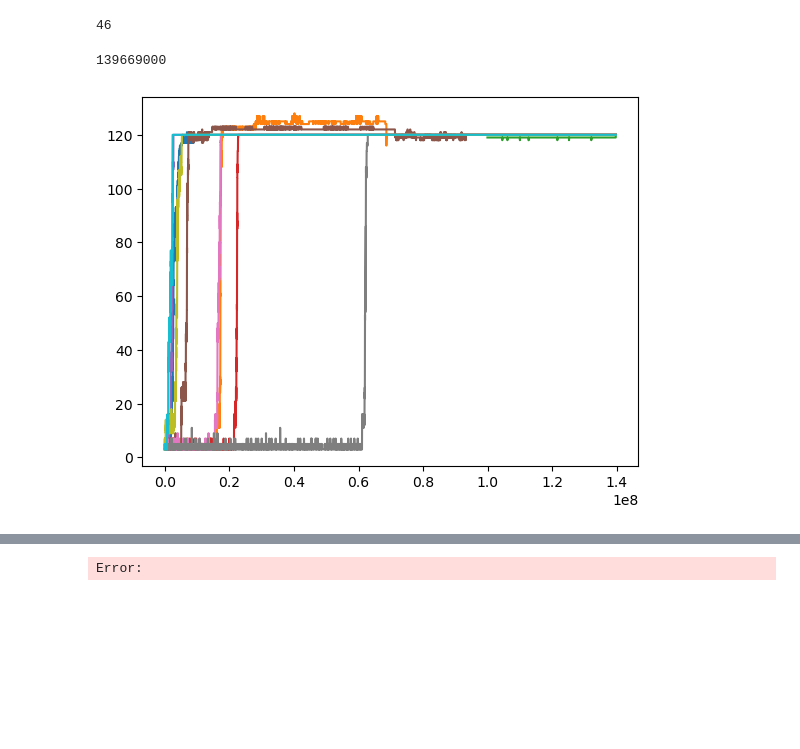
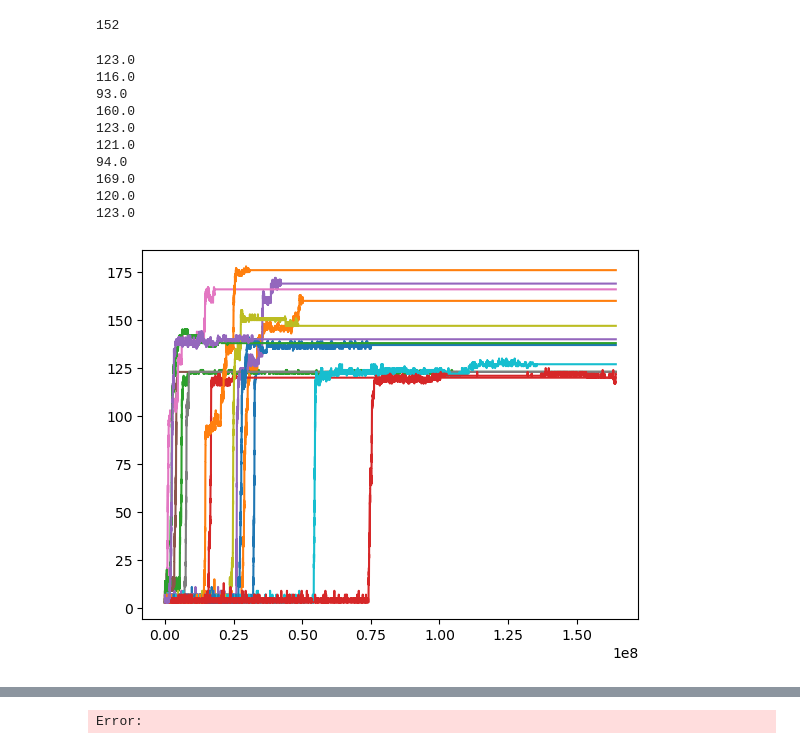
Before and after one commit to pradhansmriti/notebooks_kmc_paper, a Jupyter notebook: time_avg_highwdrug.ipynb, the cells around one changed output, grey strips where cells are left out. Cells and saved outputs as stored; diff of their text form; code cells hidden in the pictures; blank space fills up the shorter version.

```diff
--- a/time_avg_highwdrug.ipynb
+++ b/time_avg_highwdrug.ipynb
@@ -18,5 +18,24 @@ from matplotlib import colormaps
 import warnings
 warnings.filterwarnings('ignore')
 # %%
-highsalt_drug_files=glob.glob('/home/smriti/BigStorage/figs_movies_KMC/send_worknew/SE-DMU--3.5_Rmudrug--10.1_kd-0.0001/*dat')
+highsalt_drug_files=glob.glob('/Users/smritipradhan/Desktop/send_worknew/SE-DMU--3.5_Rmudrug--10.1_kd-0.0001/*dat')
+print(len(highsalt_drug_files))
+# %% [output]
+152
+# %%
+for file in highsalt_drug_files[0:10]:
+    df=pd.read_csv(file, usecols=['sweep','NE'])
+    ne_array=df['NE'].to_numpy()[-5:-1]
+    print(np.mean(ne_array))
+# %% [output]
+123.0
+116.0
+93.0
+160.0
+123.0
+121.0
+94.0
+169.0
+120.0
+123.0
 # %%
@@ -40,31 +63,42 @@ for i, file in enumerate(highsalt_drug_files[0:200]):
     except Exception as e:
         print(f"Error processing file {file}: {e}")
         continue
-# %%
-print(len(all_files_data))
-# %% [output]
-46
 # %%
-all_files_data_new=[]
+all_files_data_new_nt4=[]
 max_sweep=np.max(max_length)
-print(max_sweep)
-for df in all_files_data:
+
+for df in all_files_data_nt4:
     if(df['sweep'].iloc[-1]<max_sweep):
         df_extended=pd.DataFrame(columns=['sweep','NE'])
-        firstmax_sweep=chunk[chunk['NE']==120]['sweep'].iloc[0]
-        df_extended['sweep']=np.arange(round(firstmax_sweep,-2)+100,round(int(max_sweep),-2),100)
-        df_extended['NE']=120
+        last_sweep=df['sweep'].iloc[-1]
+        df_extended['sweep']=np.arange(round(last_sweep,-2)+100,round(int(max_sweep),-2),100)
+        df_extended['NE']=df['NE'].iloc[-1]
         df_new=pd.concat((df,df_extended),ignore_index=True)
-        all_files_data_new.append(df_new)
+        all_files_data_new_nt4.append(df_new)
         del df_extended
         del df_new
     else:
-        all_files_data_new.append(df)
+        all_files_data_new_nt4.append(df)
     del df
-# %% [output]
-139669000
+# %%
+all_files_data_new_t4=[]
+
+
+for df in all_files_data_t4:
+    if(df['sweep'].iloc[-1]<max_sweep):
+        df_extended=pd.DataFrame(columns=['sweep','NE'])
+        last_sweep=df['sweep'].iloc[-1]
+        df_extended['sweep']=np.arange(round(last_sweep,-2)+100,round(int(max_sweep),-2),100)
+        df_extended['NE']=120
+        df_new=pd.concat((df,df_extended),ignore_index=True)
+        all_files_data_new_t4.append(df_new)
+        del df_extended
+        del df_new
+    else:
+        all_files_data_new_t4.append(df)
+    del df
 # %%
-for df in all_files_data_new[0:10]:
+for df in all_files_data_new_nt4:
     plt.plot(df['sweep'], df['NE'], label='NE vs Sweep')
 # %% [output]
-[figure, old version]
+[figure, new version]
```
Also changed, not shown: parts of 11 cells of this notebook, 5 other files.
